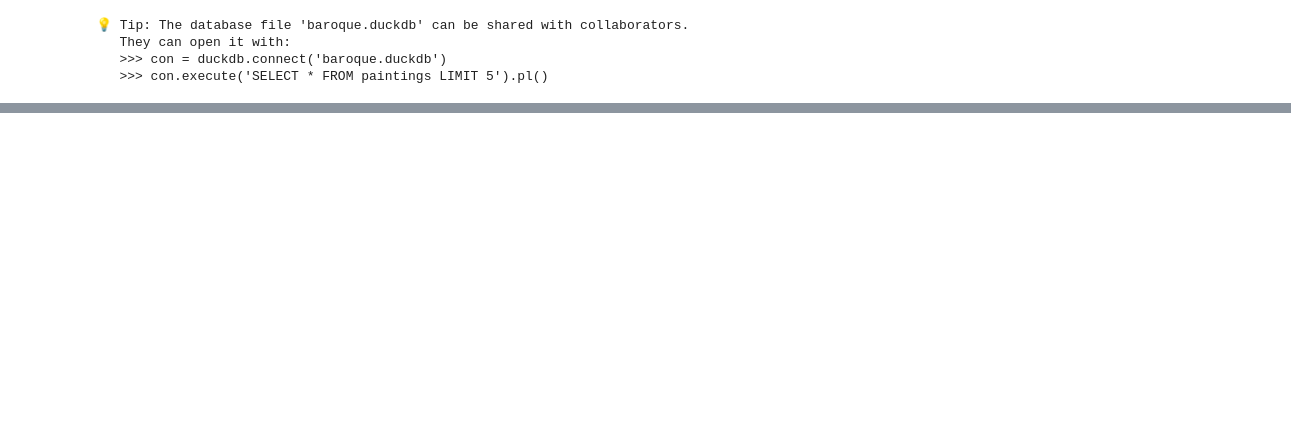
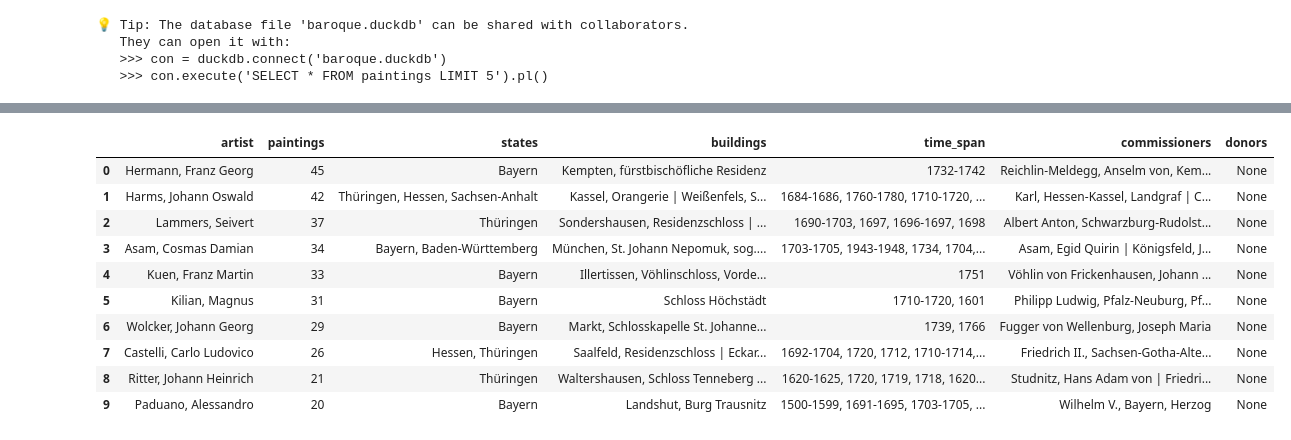
Before and after one commit to ThanosDrossos/course-data-stories-baroque, a Jupyter notebook: src/docs/story/CbDD/DataStory_Baroque_DuckDB.ipynb, the cells around one changed output, grey strips where cells are left out. Saved outputs shown, nothing was run; the diff lists cells and outputs as text; code cells hidden in the pictures; blank space fills up the shorter version.

```diff
--- a/src/docs/story/CbDD/DataStory_Baroque_DuckDB.ipynb
+++ b/src/docs/story/CbDD/DataStory_Baroque_DuckDB.ipynb
@@ -3612,0 +3835,62 @@ print("   >>> con.execute('SELECT * FROM paintings LIMIT 5').pl()")
+# %%
+society_overview = con.execute("""
+WITH cat4_paintings AS (
+  SELECT DISTINCT ps.nfdi_uri
+  FROM painting_subjects ps
+  JOIN subjects s ON ps.subject_uri = s.subject_uri
+  WHERE s.subject_source = 'ICONCLASS'
+    AND REGEXP_EXTRACT(s.subject_uri, 'iconclass\\.org/([^/]+)', 1) LIKE '4%'
+),
+commissioners AS (
+  SELECT nfdi_uri, STRING_AGG(DISTINCT person_name, ', ') AS commissioners
+  FROM painting_persons
+  WHERE role = 'COMMISSIONER'
+  GROUP BY nfdi_uri
+),
+donors AS (
+  SELECT nfdi_uri, STRING_AGG(DISTINCT person_name, ', ') AS donors
+  FROM painting_persons
+  WHERE role = 'DONOR'
+  GROUP BY nfdi_uri
+)
+SELECT
+  pp.person_name AS artist,
+  COUNT(DISTINCT p.nfdi_uri) AS paintings,
+  STRING_AGG(DISTINCT p.location_state, ', ') AS states,
+  STRING_AGG(DISTINCT p.building_name, ' | ') AS buildings,
+  STRING_AGG(DISTINCT
+    CASE
+      WHEN p.year_start IS NOT NULL AND p.year_end IS NOT NULL AND p.year_start <> p.year_end
+        THEN CAST(p.year_start AS VARCHAR) || '-' || CAST(p.year_end AS VARCHAR)
+      WHEN p.year_start IS NOT NULL
+        THEN CAST(p.year_start AS VARCHAR)
+      ELSE p.year
+    END,
+    ', '
+  ) AS time_span,
+  STRING_AGG(DISTINCT c.commissioners, ' | ') AS commissioners,
+  STRING_AGG(DISTINCT d.donors, ' | ') AS donors
+FROM painting_persons pp
+JOIN cat4_paintings c4 ON c4.nfdi_uri = pp.nfdi_uri
+JOIN paintings p ON p.nfdi_uri = pp.nfdi_uri
+LEFT JOIN commissioners c ON c.nfdi_uri = p.nfdi_uri
+LEFT JOIN donors d ON d.nfdi_uri = p.nfdi_uri
+WHERE pp.role = 'PAINTER'
+GROUP BY pp.person_name
+ORDER BY paintings DESC
+LIMIT 10
+""").fetchdf()
+
+society_overview
+# %% [output]
+|  | artist | paintings | states | buildings | time_span | commissioners | donors |
+| 0 | Hermann, Franz Georg | 45 | Bayern | Kempten, fürstbischöfliche Residenz | 1732-1742 | Reichlin-Meldegg, Anselm von, Kem... | None |
+| 1 | Harms, Johann Oswald | 42 | Thüringen, Hessen, Sachsen-Anhalt | Kassel, Orangerie | Weißenfels, S... | 1684-1686, 1760-1780, 1710-1720, ... | Karl, Hessen-Kassel, Landgraf | C... | None |
+| 2 | Lammers, Seivert | 37 | Thüringen | Sondershausen, Residenzschloss | ... | 1690-1703, 1697, 1696-1697, 1698 | Albert Anton, Schwarzburg-Rudolst... | None |
+| 3 | Asam, Cosmas Damian | 34 | Bayern, Baden-Württemberg | München, St. Johann Nepomuk, sog.... | 1703-1705, 1943-1948, 1734, 1704,... | Asam, Egid Quirin | Königsfeld, J... | None |
+| 4 | Kuen, Franz Martin | 33 | Bayern | Illertissen, Vöhlinschloss, Vorde... | 1751 | Vöhlin von Frickenhausen, Johann ... | None |
+| 5 | Kilian, Magnus | 31 | Bayern | Schloss Höchstädt | 1710-1720, 1601 | Philipp Ludwig, Pfalz-Neuburg, Pf... | None |
+| 6 | Wolcker, Johann Georg | 29 | Bayern | Markt, Schlosskapelle St. Johanne... | 1739, 1766 | Fugger von Wellenburg, Joseph Maria | None |
+| 7 | Castelli, Carlo Ludovico | 26 | Hessen, Thüringen | Saalfeld, Residenzschloss | Eckar... | 1692-1704, 1720, 1712, 1710-1714,... | Friedrich II., Sachsen-Gotha-Alte... | None |
+| 8 | Ritter, Johann Heinrich | 21 | Thüringen | Waltershausen, Schloss Tenneberg ... | 1620-1625, 1720, 1719, 1718, 1620... | Studnitz, Hans Adam von | Friedri... | None |
+| 9 | Paduano, Alessandro | 20 | Bayern | Landshut, Burg Trausnitz | 1500-1599, 1691-1695, 1703-1705, ... | Wilhelm V., Bayern, Herzog | None |
```
Also changed, not shown: parts of 42 cells of this notebook, 1 other file.
